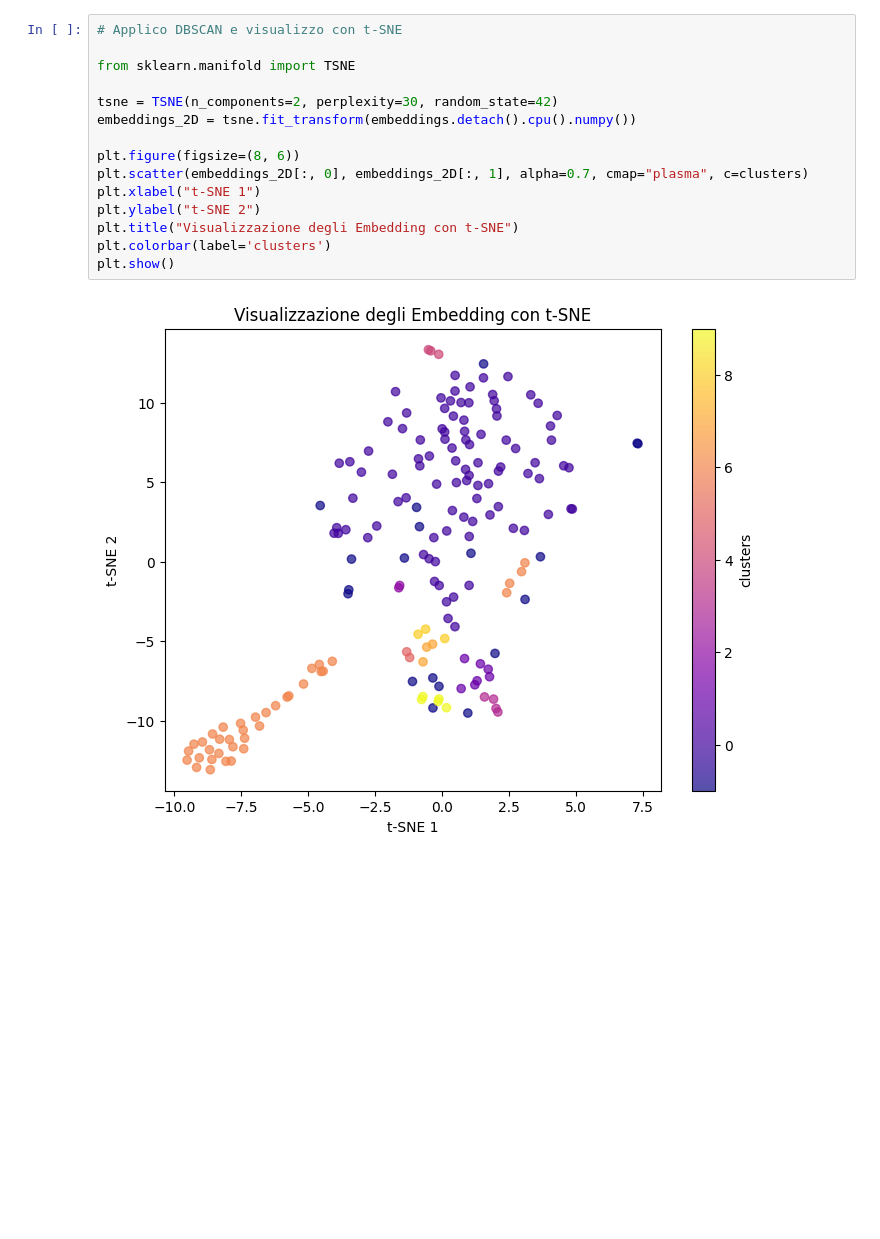
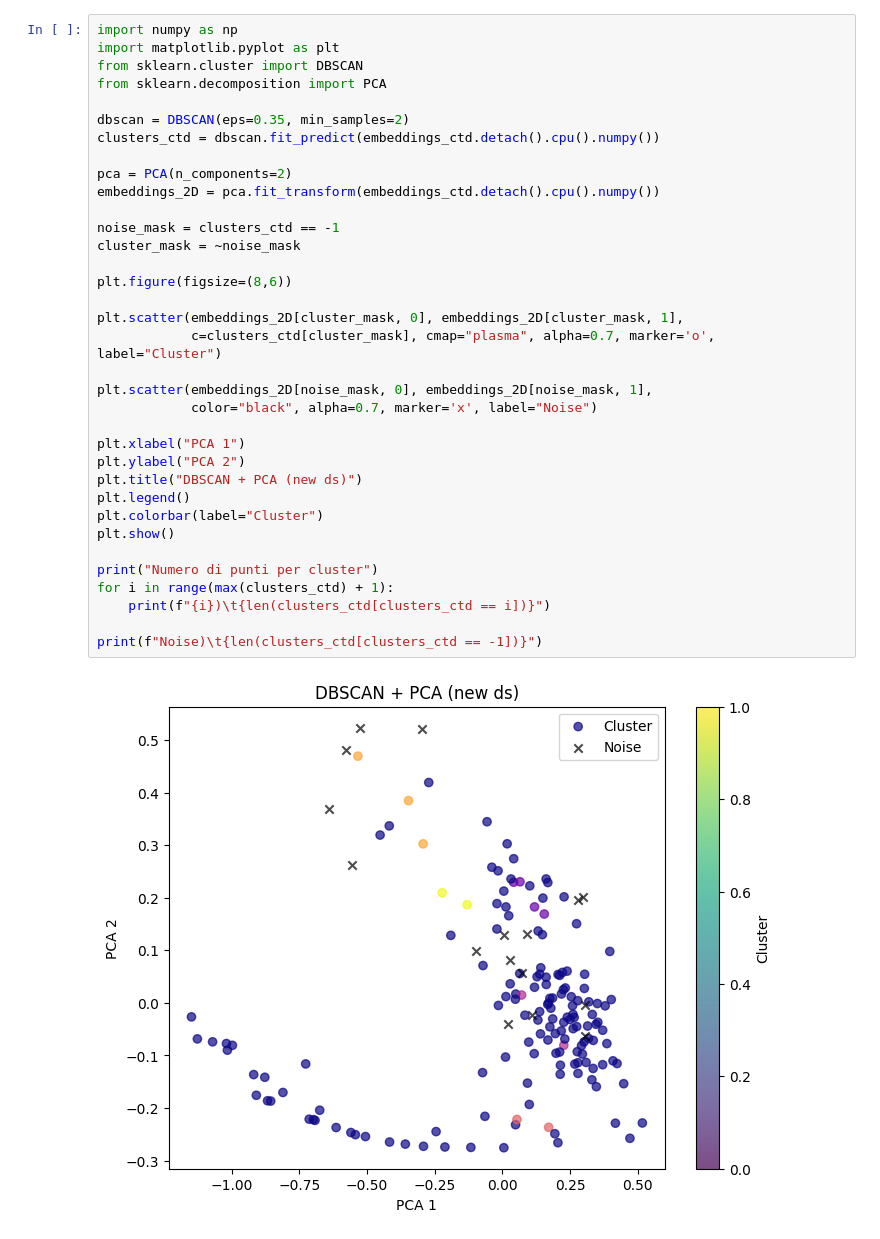
Before and after one commit to Emanuele19/TopologyPermutations, a Jupyter notebook: GCN_MP_Model.ipynb, the cells around one changed output. Saved outputs shown, nothing was run; the diff lists cells and outputs as text; blank space fills up the shorter version.

```diff
--- a/GCN_MP_Model.ipynb
+++ b/GCN_MP_Model.ipynb
@@ -165,17 +223,37 @@ noise)  19
-# %%
-# Applico DBSCAN e visualizzo con t-SNE
-
-from sklearn.manifold import TSNE
-
-tsne = TSNE(n_components=2, perplexity=30, random_state=42)
-embeddings_2D = tsne.fit_transform(embeddings.detach().cpu().numpy())
-
-plt.figure(figsize=(8, 6))
-plt.scatter(embeddings_2D[:, 0], embeddings_2D[:, 1], alpha=0.7, cmap="plasma", c=clusters)
-plt.xlabel("t-SNE 1")
-plt.ylabel("t-SNE 2")
-plt.title("Visualizzazione degli Embedding con t-SNE")
-plt.colorbar(label='clusters')
-plt.show()
-# %% [output]
-[figure, removed]
+# %%
+import numpy as np
+import matplotlib.pyplot as plt
+from sklearn.cluster import DBSCAN
+from sklearn.decomposition import PCA
+
+dbscan = DBSCAN(eps=0.35, min_samples=2)
+clusters_ctd = dbscan.fit_predict(embeddings_ctd.detach().cpu().numpy())
+
+pca = PCA(n_components=2)
+embeddings_2D = pca.fit_transform(embeddings_ctd.detach().cpu().numpy())
+
+noise_mask = clusters_ctd == -1
+cluster_mask = ~noise_mask
+
+plt.figure(figsize=(8,6))
+
+plt.scatter(embeddings_2D[cluster_mask, 0], embeddings_2D[cluster_mask, 1],
+            c=clusters_ctd[cluster_mask], cmap="plasma", alpha=0.7, marker='o', label="Cluster")
+
+plt.scatter(embeddings_2D[noise_mask, 0], embeddings_2D[noise_mask, 1],
+            color="black", alpha=0.7, marker='x', label="Noise")
+
+plt.xlabel("PCA 1")
+plt.ylabel("PCA 2")
+plt.title("DBSCAN + PCA (new ds)")
+plt.legend()
+plt.colorbar(label="Cluster")
+plt.show()
+
+print("Numero di punti per cluster")
+for i in range(max(clusters_ctd) + 1):
+    print(f"{i})\t{len(clusters_ctd[clusters_ctd == i])}")
+
+print(f"Noise)\t{len(clusters_ctd[clusters_ctd == -1])}")
+# %% [output]
+[figure, added]
```
Also changed, not shown: parts of 8 cells of this notebook.
